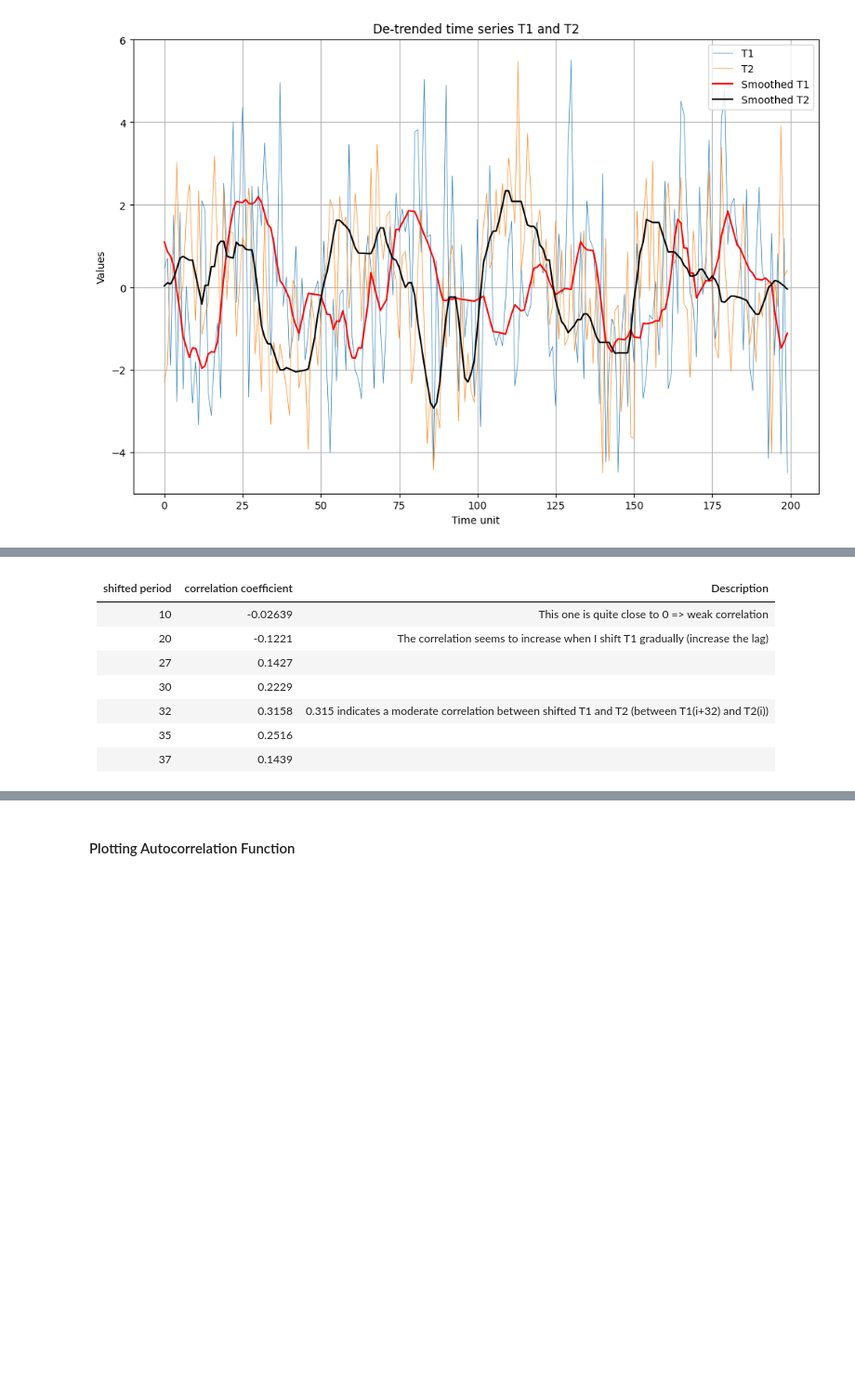
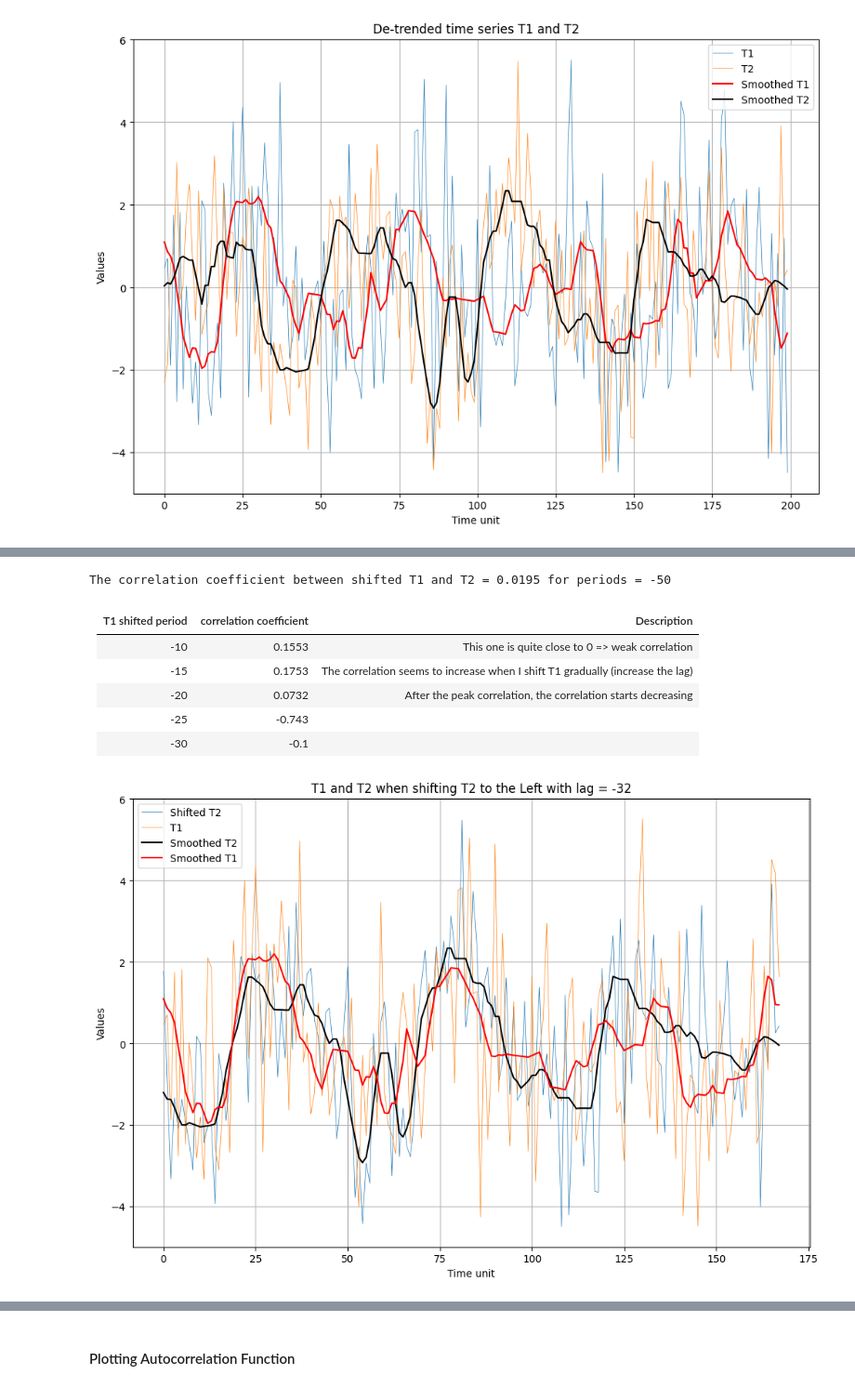
Before and after one commit to mpn1008/RM_assignments, a Jupyter notebook: RM_A03_Group_B/RM_A03_Group.ipynb, the cells around one changed output, grey strips where cells are left out. Shown at 93% size. Cells and saved outputs as stored; diff of their text form; code cells hidden in the pictures; blank space fills up the shorter version.

```diff
--- a/RM_A03_Group_B/RM_A03_Group.ipynb
+++ b/RM_A03_Group_B/RM_A03_Group.ipynb
@@ -625,10 +641,37 @@ The correlation coefficient between T2 and Time = 0.0289
+# %%
+val = shifted_1.corr(sf['T2'])
+print(f"The correlation coefficient between shifted T1 and T2 = {val:.4f} for periods = {periods}")
+# %% [output]
+The correlation coefficient between shifted T1 and T2 = 0.0195 for periods = -50
 # %% [markdown]
-| shifted period | correlation coefficient                                       |Description|
+| T1 shifted period | correlation coefficient                                       |Description|
 |----------|-----------------------------------------------------------------------|---|
-|  10       |-0.02639| This one is quite close to 0 => weak correlation|
-|  20       |-0.1221| The correlation seems to increase when I shift T1 gradually (increase the lag)|
-|27| 0.1427||
-|  30       |0.2229| |
-| 32|0.3158|0.315 indicates a moderate correlation between shifted T1 and T2 (between T1(i+32) and T2(i))|
-|35|0.2516||
-|37| 0.1439 ||
+|  -10       |0.1553| This one is quite close to 0 => weak correlation|
+|  -15       |0.1753| The correlation seems to increase when I shift T1 gradually (increase the lag)|
+|  -20       |0.0732| After the peak correlation, the correlation starts decreasing|
+|-25| -0.743||
+|-30| -0.1||
+# %%
+shift_t2_lag=-32
+shifted_2m = dt_df['T2_sm'].shift(periods=shift_t2_lag).dropna()
+shifted_2 = dt_df['T2'].shift(periods=shift_t2_lag).dropna()
+
+sf = pd.DataFrame({
+    's2': shifted_2.values,
+    'T1': dt_df['T1'].iloc[:shift_t2_lag].values,
+    's2_sm': shifted_2m.values,
+    'T1_sm': dt_df['T1_sm'].iloc[:shift_t2_lag].values
+})
+plt.plot(sf['s2'], label='Shifted T2', linewidth=0.5)
+plt.plot(sf['T1'], label='T1',linewidth=0.5)
+
+plt.plot(sf['s2_sm'], label='Smoothed T2', c='black')
+plt.plot(sf['T1_sm'], label='Smoothed T1', c='red')
+plt.title('T1 and T2 when shifting T2 to the Left with lag = -32')
+plt.xlabel('Time unit')
+plt.ylabel('Values')
+plt.legend()
+plt.grid()
+plt.show()
+# %% [output]
+[figure, added]
```
Also changed, not shown: parts of 11 cells of this notebook.
